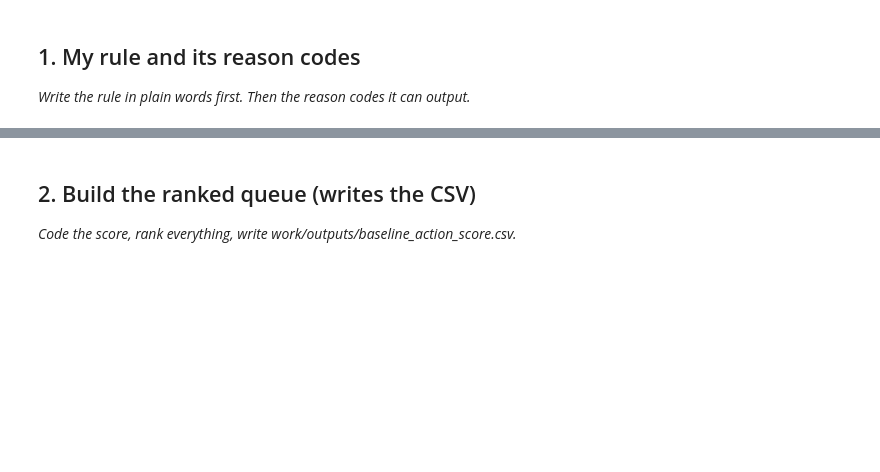
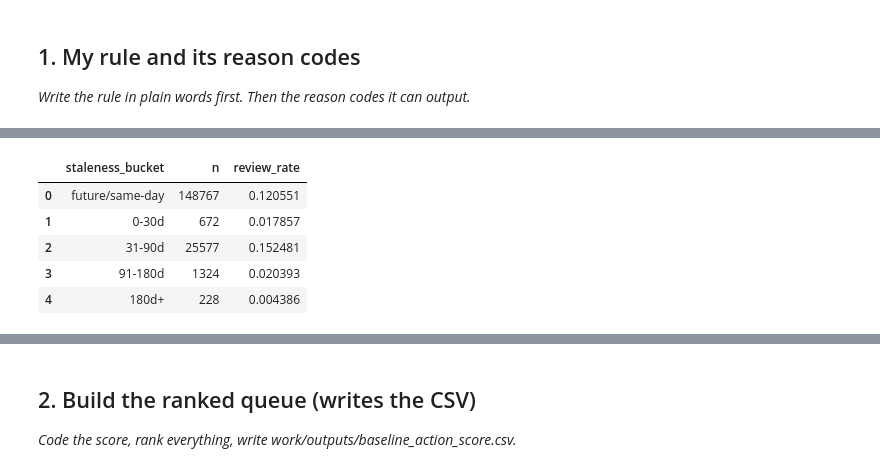
Before and after one commit to abubakarsaleem18/flyrank-internship-ml, a Jupyter notebook: work/notebooks/w04_baseline_score.ipynb, the cells around one changed output, grey strips where cells are left out. Drawn from its saved outputs; the diff is of its cells as text; code cells hidden in the pictures; blank space fills up the shorter version.

```diff
--- a/work/notebooks/w04_baseline_score.ipynb
+++ b/work/notebooks/w04_baseline_score.ipynb
@@ -15,0 +108,18 @@ This skeleton is yours to fill. Work the sections **in order** — each one has
+# %%
+page_frame["staleness_bucket"] = pd.cut(
+    page_frame["days_since_update"],
+    bins=[-1000, 0, 30, 90, 180, 100000],
+    labels=["future/same-day", "0-30d", "31-90d", "91-180d", "180d+"]
+)
+
+signal1 = page_frame.groupby("staleness_bucket", observed=True).agg(
+    n=("needs_review", "count"), review_rate=("needs_review", "mean")
+).reset_index()
+signal1
+# %% [output]
+|  | staleness_bucket | n | review_rate |
+| 0 | future/same-day | 148767 | 0.120551 |
+| 1 | 0-30d | 672 | 0.017857 |
+| 2 | 31-90d | 25577 | 0.152481 |
+| 3 | 91-180d | 1324 | 0.020393 |
+| 4 | 180d+ | 228 | 0.004386 |
```
Also changed, not shown: parts of 17 cells of this notebook.
